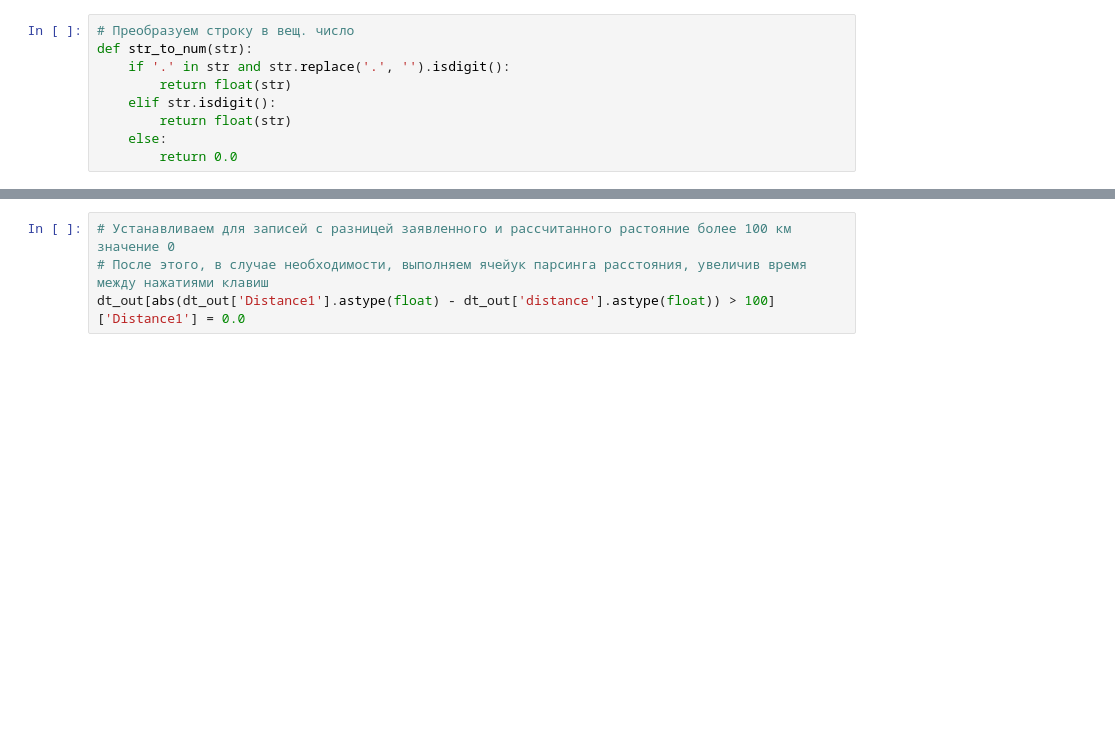
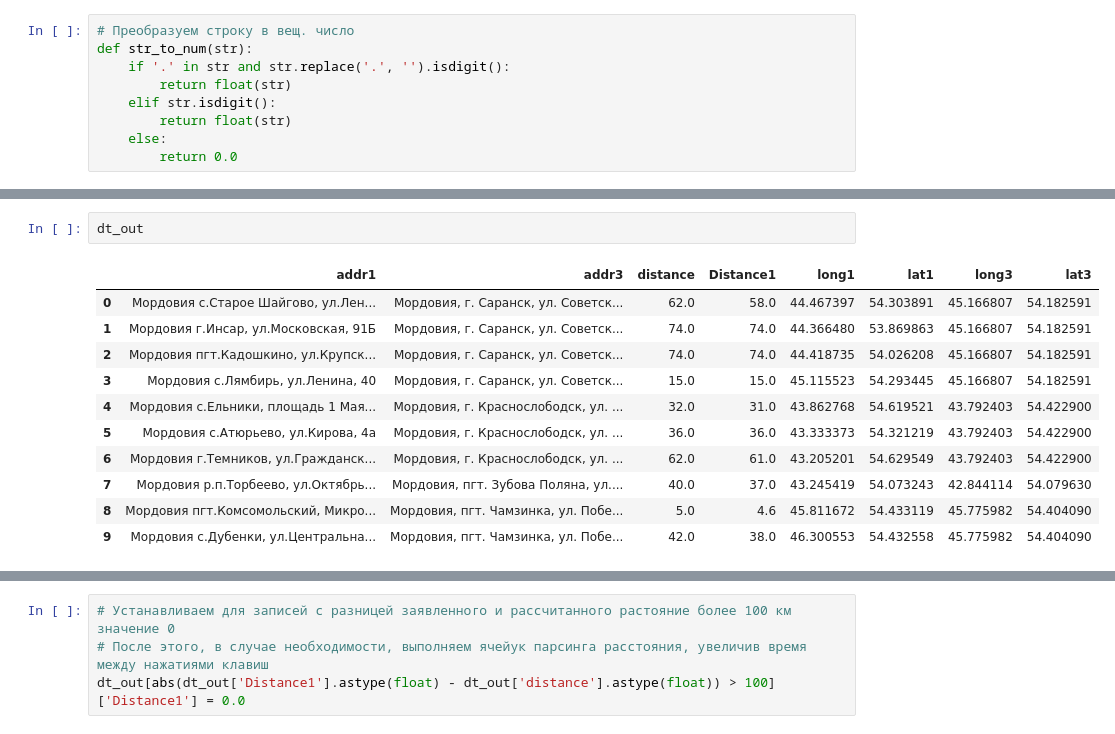
Before and after one commit to alexmal2804/sberbank_data_analysis, a Jupyter notebook: Maps1.ipynb, the cells around one changed output, grey strips where cells are left out. Drawn from its saved outputs; the diff is of its cells as text; blank space fills up the shorter version.

```diff
--- a/Maps1.ipynb
+++ b/Maps1.ipynb
@@ -133,3 +149,17 @@ dt_out =  calc_distance(dt[:30], 0.5, 0)
+# %%
+dt_out
+# %% [output]
+|  | addr1 | addr3 | distance | Distance1 | long1 | lat1 | long3 | lat3 |
+| 0 | Мордовия с.Старое Шайгово, ул.Лен... | Мордовия, г. Саранск, ул. Советск... | 62.0 | 58.0 | 44.467397 | 54.303891 | 45.166807 | 54.182591 |
+| 1 | Мордовия г.Инсар, ул.Московская, 91Б | Мордовия, г. Саранск, ул. Советск... | 74.0 | 74.0 | 44.366480 | 53.869863 | 45.166807 | 54.182591 |
+| 2 | Мордовия пгт.Кадошкино, ул.Крупск... | Мордовия, г. Саранск, ул. Советск... | 74.0 | 74.0 | 44.418735 | 54.026208 | 45.166807 | 54.182591 |
+| 3 | Мордовия с.Лямбирь, ул.Ленина, 40 | Мордовия, г. Саранск, ул. Советск... | 15.0 | 15.0 | 45.115523 | 54.293445 | 45.166807 | 54.182591 |
+| 4 | Мордовия с.Ельники, площадь 1 Мая... | Мордовия, г. Краснослободск, ул. ... | 32.0 | 31.0 | 43.862768 | 54.619521 | 43.792403 | 54.422900 |
+| 5 | Мордовия с.Атюрьево, ул.Кирова, 4а | Мордовия, г. Краснослободск, ул. ... | 36.0 | 36.0 | 43.333373 | 54.321219 | 43.792403 | 54.422900 |
+| 6 | Мордовия г.Темников, ул.Гражданск... | Мордовия, г. Краснослободск, ул. ... | 62.0 | 61.0 | 43.205201 | 54.629549 | 43.792403 | 54.422900 |
+| 7 | Мордовия р.п.Торбеево, ул.Октябрь... | Мордовия, пгт. Зубова Поляна, ул.... | 40.0 | 37.0 | 43.245419 | 54.073243 | 42.844114 | 54.079630 |
+| 8 | Мордовия пгт.Комсомольский, Микро... | Мордовия, пгт. Чамзинка, ул. Побе... | 5.0 | 4.6 | 45.811672 | 54.433119 | 45.775982 | 54.404090 |
+| 9 | Мордовия с.Дубенки, ул.Центральна... | Мордовия, пгт. Чамзинка, ул. Побе... | 42.0 | 38.0 | 46.300553 | 54.432558 | 45.775982 | 54.404090 |
 # %%
 # Проверяем кол-во записей с разницей расстояний более 100 км (вероятно, ошибка расчета расстояния или парсинга)
 dt_out[abs(dt_out['Distance1'].astype(float) - dt_out['distance'].astype(float)) > 100].count()
```
Also changed, not shown: parts of 13 cells of this notebook, 3 other files.
